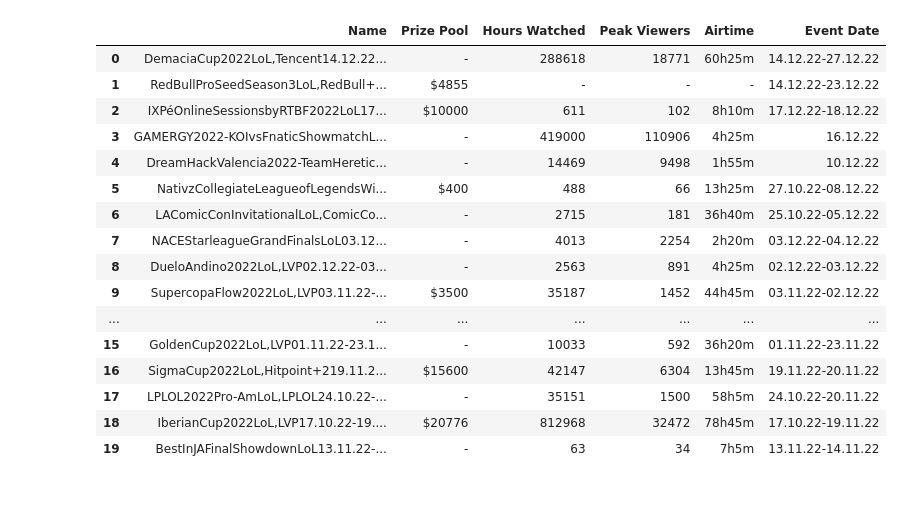
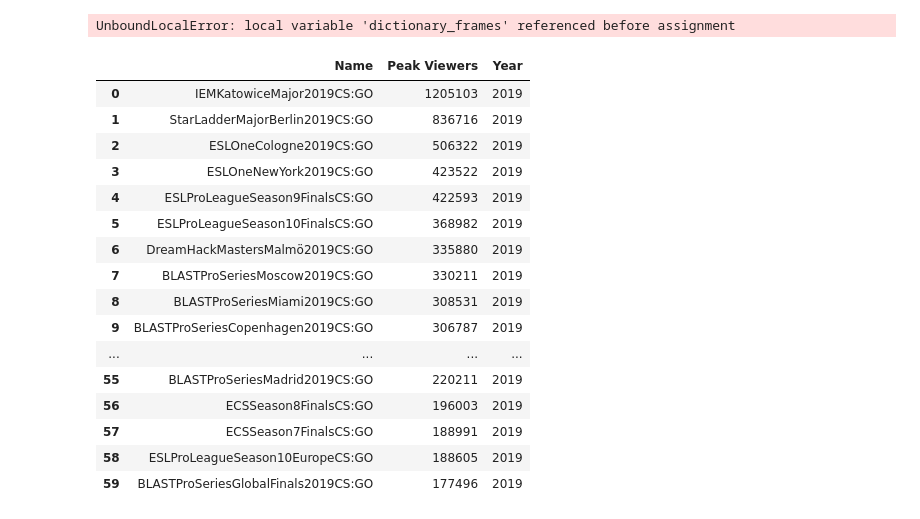
Before and after one commit to shupersap/Sport-Vs.-e-Sports-Viewers, a Jupyter notebook: Esports web scraping.ipynb, the cells around one changed output. Drawn from its saved outputs; the diff is of its cells as text; code cells hidden in the pictures.

```diff
--- a/Esports web scraping.ipynb
+++ b/Esports web scraping.ipynb
@@ -66,4 +6,0 @@ tournament = tournament.replace(r'\n',' ', regex=True)
-# %%
-pd.set_option('display.max_rows', 500)
-pd.set_option('display.max_columns', 500)
-pd.set_option('display.width', 10000)
@@ -126 +7,5 @@ column_n= [c.get_text().replace("\n","") for c in columns]
+# %%
+# Setup splinter
+executable_path = {'executable_path': ChromeDriverManager().install()}
+browser = Browser('chrome', **executable_path, headless=False)
 # %%
@@ -175,36 +31,31 @@ df
-# %%
-def main(url):
-    page = requests.get(url)
-    soup = BeautifulSoup(page.text, 'html.parser')
-    table = soup.select("table")[0]
-    columns = table.find("thead").find_all("th")
-    column_n= [c.get_text().replace("\n","") for c in columns]
-    data=[]
-    rows= table.find("tbody").find_all("tr")
-    for tr in rows:
-        td=tr.find_all("td")
-        act_row=[str(tr.get_text()).replace("\n","").replace(' ', '').replace("\t","").replace("HW","").replace("PV","") for tr in td]
-        data.append(act_row)
-    df= pd.DataFrame(data,columns=column_n)
-
-    return df
-# %%
-main("https://escharts.com/tournaments/lol?order=peak")
-# %% [output]
-|  | Name | Prize Pool | Hours Watched | Peak Viewers | Airtime | Event Date |
-| 0 | DemaciaCup2022LoL,Tencent14.12.22... | - | 288618 | 18771 | 60h25m | 14.12.22-27.12.22 |
-| 1 | RedBullProSeedSeason3LoL,RedBull+... | $4855 | - | - | - | 14.12.22-23.12.22 |
-| 2 | IXPéOnlineSessionsbyRTBF2022LoL17... | $10000 | 611 | 102 | 8h10m | 17.12.22-18.12.22 |
-| 3 | GAMERGY2022-KOIvsFnaticShowmatchL... | - | 419000 | 110906 | 4h25m | 16.12.22 |
-| 4 | DreamHackValencia2022-TeamHeretic... | - | 14469 | 9498 | 1h55m | 10.12.22 |
-| 5 | NativzCollegiateLeagueofLegendsWi... | $400 | 488 | 66 | 13h25m | 27.10.22-08.12.22 |
-| 6 | LAComicConInvitationalLoL,ComicCo... | - | 2715 | 181 | 36h40m | 25.10.22-05.12.22 |
-| 7 | NACEStarleagueGrandFinalsLoL03.12... | - | 4013 | 2254 | 2h20m | 03.12.22-04.12.22 |
-| 8 | DueloAndino2022LoL,LVP02.12.22-03... | - | 2563 | 891 | 4h25m | 02.12.22-03.12.22 |
-| 9 | SupercopaFlow2022LoL,LVP03.11.22-... | $3500 | 35187 | 1452 | 44h45m | 03.11.22-02.12.22 |
-| ... | ... | ... | ... | ... | ... | ... |
-| 15 | GoldenCup2022LoL,LVP01.11.22-23.1... | - | 10033 | 592 | 36h20m | 01.11.22-23.11.22 |
-| 16 | SigmaCup2022LoL,Hitpoint+219.11.2... | $15600 | 42147 | 6304 | 13h45m | 19.11.22-20.11.22 |
-| 17 | LPLOL2022Pro-AmLoL,LPLOL24.10.22-... | - | 35151 | 1500 | 58h5m | 24.10.22-20.11.22 |
-| 18 | IberianCup2022LoL,LVP17.10.22-19.... | $20776 | 812968 | 32472 | 78h45m | 17.10.22-19.11.22 |
-| 19 | BestInJAFinalShowdownLoL13.11.22-... | - | 63 | 34 | 7h5m | 13.11.22-14.11.22 |
+# %%
+for x in game:
+    for y in given_year:
+        esports=main(f"https://escharts.com/tournaments/{x}?year={y}&order=peak")
+# %% [output]
+UnboundLocalError: local variable 'dictionary_frames' referenced before assignment
+# %%
+merged_esports= pd.concat([esports["one"],esports["two"],esports["three"]])
+merged_esports= merged_esports.reset_index()
+merged_esports=merged_esports.drop(["index","                            Prize Pool                        ","                            Hours Watched                        ","                            Airtime                        "],axis=1)
+merged_esports=merged_esports.rename(columns={"                    Name                ": "Name", "                            Peak Viewers                        ": "Peak Viewers","                        Event Date                    ":"Year"})
+merged_esports["Name"]=merged_esports["Name"].str.split(",", expand=True)[0]
+merged_esports["Year"]=merged_esports["Year"]=int("2019")
+# %% [output]
+|  | Name | Peak Viewers | Year |
+| 0 | IEMKatowiceMajor2019CS:GO | 1205103 | 2019 |
+| 1 | StarLadderMajorBerlin2019CS:GO | 836716 | 2019 |
+| 2 | ESLOneCologne2019CS:GO | 506322 | 2019 |
+| 3 | ESLOneNewYork2019CS:GO | 423522 | 2019 |
+| 4 | ESLProLeagueSeason9FinalsCS:GO | 422593 | 2019 |
+| 5 | ESLProLeagueSeason10FinalsCS:GO | 368982 | 2019 |
+| 6 | DreamHackMastersMalmö2019CS:GO | 335880 | 2019 |
+| 7 | BLASTProSeriesMoscow2019CS:GO | 330211 | 2019 |
+| 8 | BLASTProSeriesMiami2019CS:GO | 308531 | 2019 |
+| 9 | BLASTProSeriesCopenhagen2019CS:GO | 306787 | 2019 |
+| ... | ... | ... | ... |
+| 55 | BLASTProSeriesMadrid2019CS:GO | 220211 | 2019 |
+| 56 | ECSSeason8FinalsCS:GO | 196003 | 2019 |
+| 57 | ECSSeason7FinalsCS:GO | 188991 | 2019 |
+| 58 | ESLProLeagueSeason10EuropeCS:GO | 188605 | 2019 |
+| 59 | BLASTProSeriesGlobalFinals2019CS:GO | 177496 | 2019 |
```
Also changed, not shown: parts of 22 cells of this notebook.
